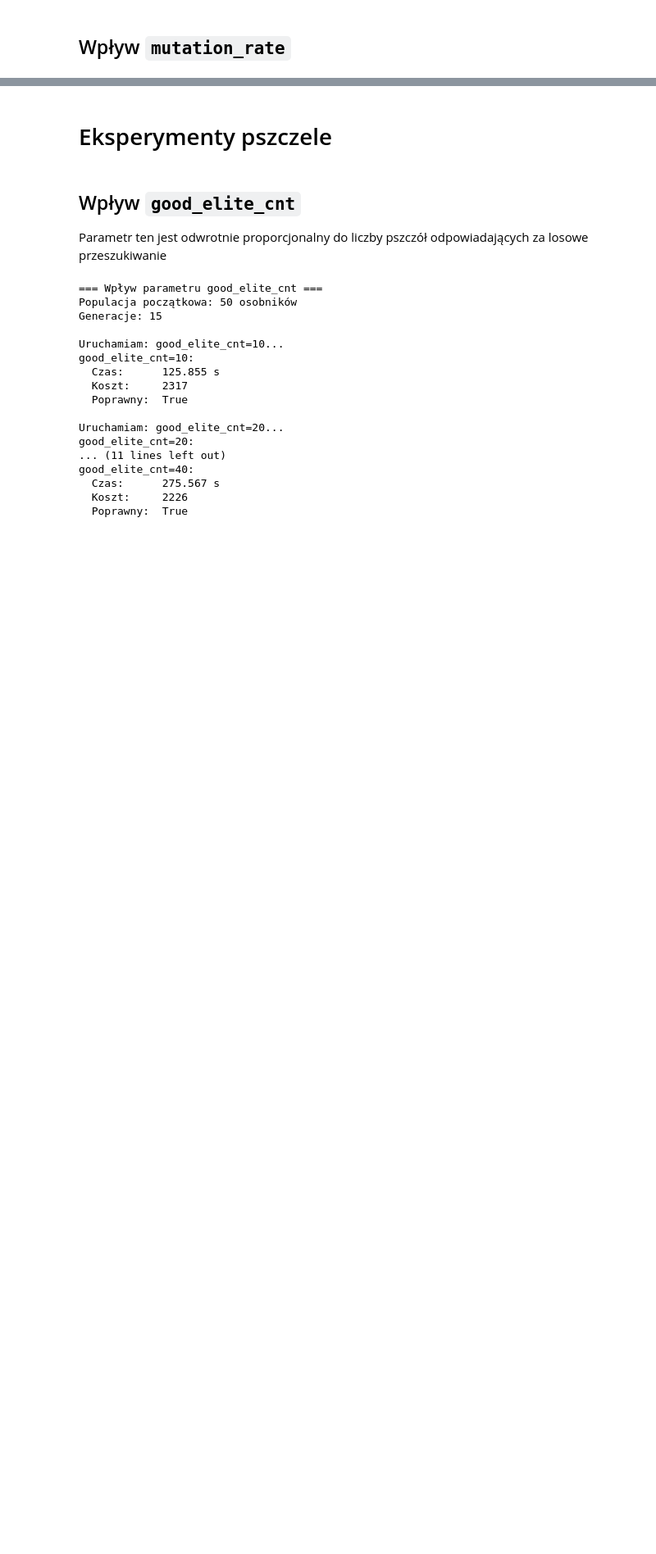
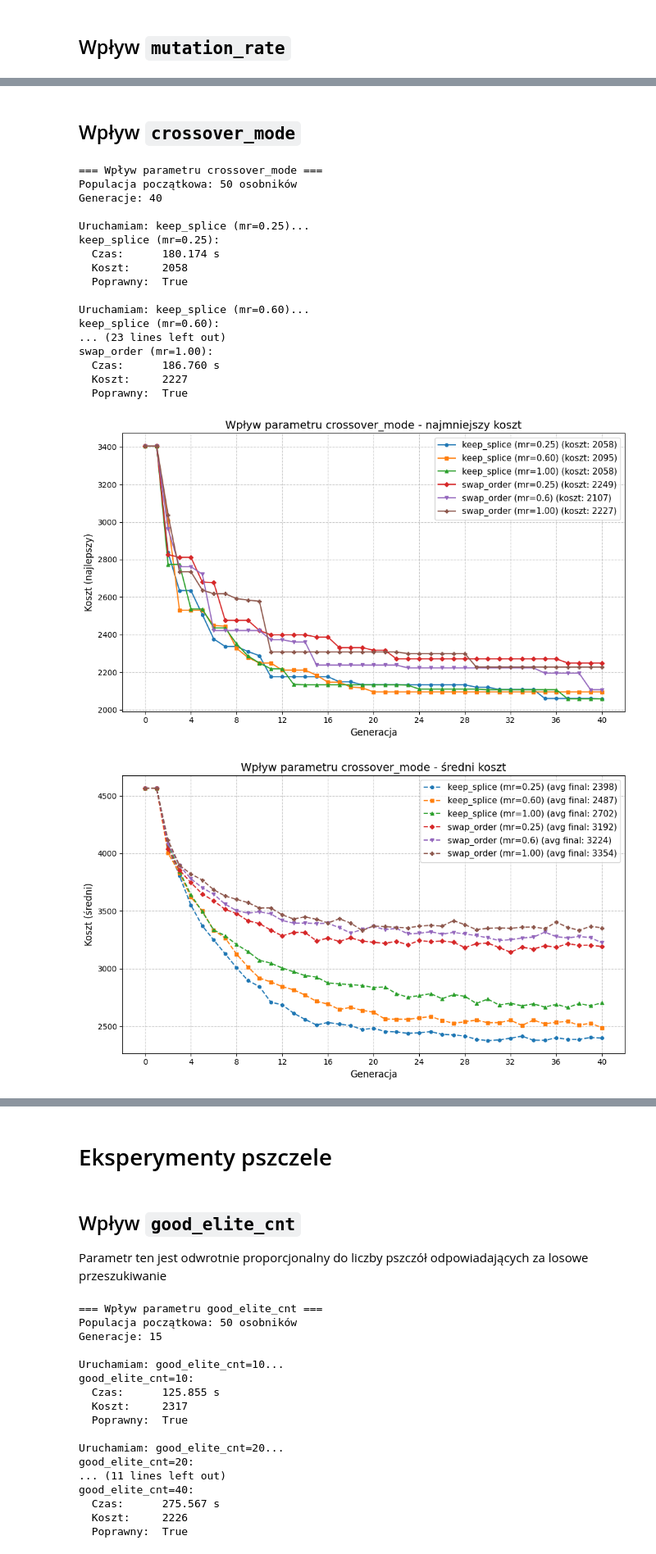
Before and after one commit to Ant-Mas/BO_2026, a Jupyter notebook: experiments.ipynb, the cells around one changed output, grey strips where cells are left out. Shown at 82% size. Cells and saved outputs as stored; diff of their text form; code cells hidden in the pictures; blank space fills up the shorter version.

```diff
--- a/experiments.ipynb
+++ b/experiments.ipynb
@@ -573,0 +361,45 @@ Pszczeli (dla porównanie)      |    271.174 |       2082 |       True
+# %% [markdown]
+## Wpływ `crossover_mode`
+# %%
+crossover_mode_exp = Experiment(ExperimentConfig(
+    name="Wpływ parametru crossover_mode",
+    seed=42,
+    generations=40,
+    population_size=50,
+    no_simulations=10,
+    adapters=[
+        GeneticAdapter(name="keep_splice (mr=0.25)", mutation_rate=0.25, crossover_mode="keep_splice"),
+        GeneticAdapter(name="keep_splice (mr=0.60)", mutation_rate=0.6, crossover_mode="keep_splice"),
+        GeneticAdapter(name="keep_splice (mr=1.00)", mutation_rate=1, crossover_mode="keep_splice"),
+
+        GeneticAdapter(name="swap_order (mr=0.25)",  mutation_rate=0.25, crossover_mode="swap_order"),
+        GeneticAdapter(name="swap_order (mr=0.6)",  mutation_rate=0.6, crossover_mode="swap_order"),
+        GeneticAdapter(name="swap_order (mr=1.00)",  mutation_rate=1, crossover_mode="swap_order"),
+    ],
+))
+
+
+crossover_mode_exp.run()
+crossover_mode_exp.plot_best_costs()
+crossover_mode_exp.plot_avg_costs()
+crossover_mode_exp.summary_table()
+# %% [output]
+=== Wpływ parametru crossover_mode ===
+Populacja początkowa: 50 osobników
+Generacje: 40
+
+Uruchamiam: keep_splice (mr=0.25)...
+keep_splice (mr=0.25):
+  Czas:      180.174 s
+  Koszt:     2058
+  Poprawny:  True
+
+Uruchamiam: keep_splice (mr=0.60)...
+keep_splice (mr=0.60):
+... (23 lines left out)
+swap_order (mr=1.00):
+  Czas:      186.760 s
+  Koszt:     2227
+  Poprawny:  True
+[figure, added]
+[figure, added]
```
Also changed, not shown: parts of 14 cells of this notebook.
